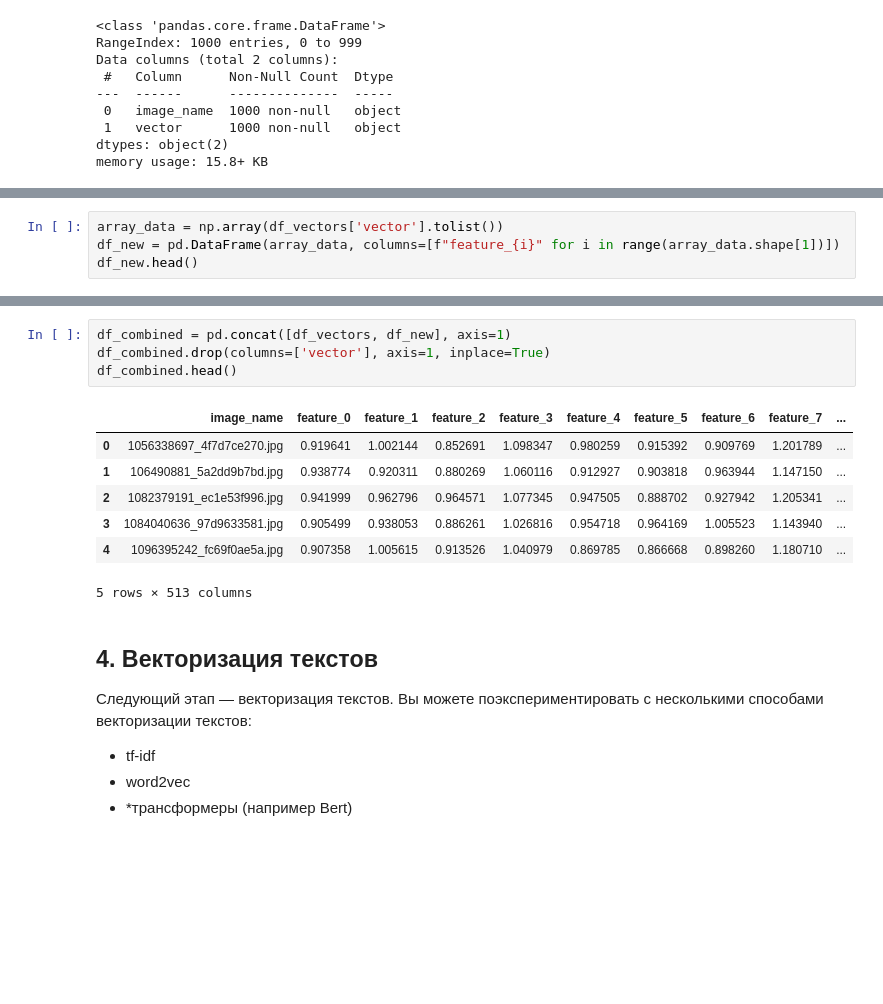
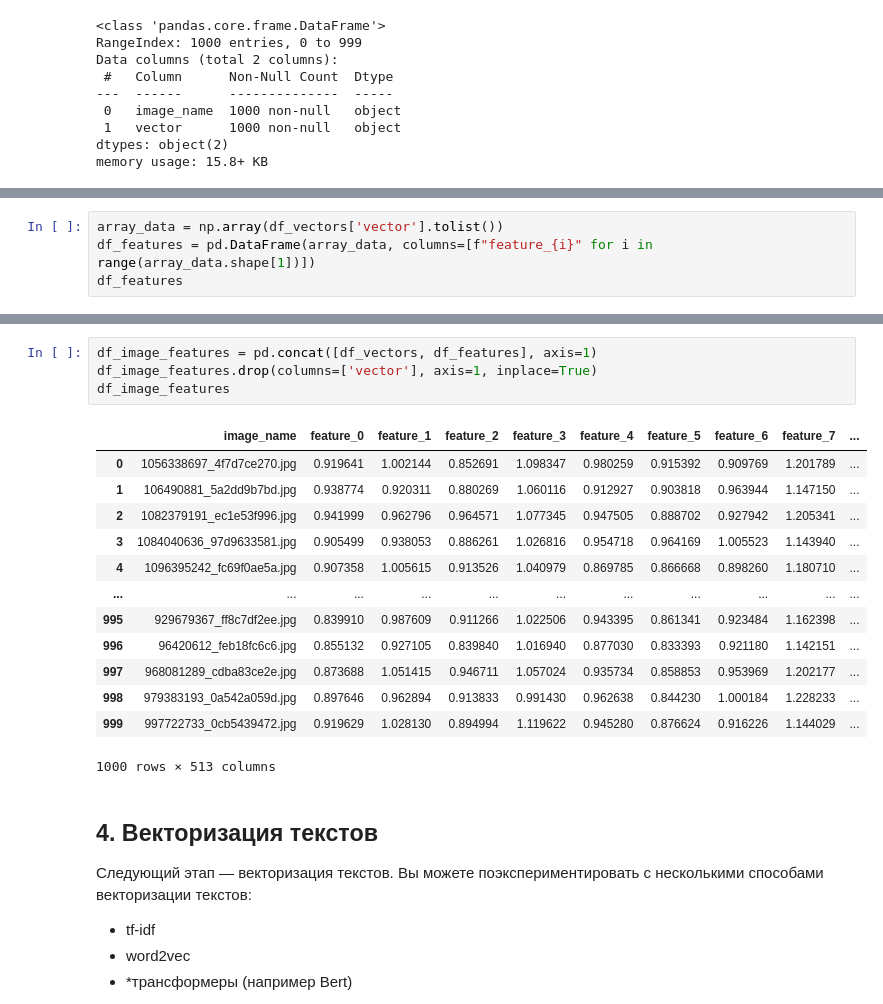
Before and after one commit to Andrefan1406/sb5, a Jupyter notebook: Андрей_Кузнецов_v1.ipynb, the cells around one changed output, grey strips where cells are left out. Drawn from its saved outputs; the diff is of its cells as text; blank space fills up the shorter version.

```diff
--- a/Андрей_Кузнецов_v1.ipynb
+++ b/Андрей_Кузнецов_v1.ipynb
@@ -654,7 +711,7 @@ df_vectors.head()
 # %%
 array_data = np.array(df_vectors['vector'].tolist())
-df_new = pd.DataFrame(array_data, columns=[f"feature_{i}" for i in range(array_data.shape[1])])
-df_new.head()
+df_features = pd.DataFrame(array_data, columns=[f"feature_{i}" for i in range(array_data.shape[1])])
+df_features
 # %% [output]
 |  | feature_0 | feature_1 | feature_2 | feature_3 | feature_4 | feature_5 | feature_6 | feature_7 | feature_8 | ... |
 | 0 | 0.919641 | 1.002144 | 0.852691 | 1.098347 | 0.980259 | 0.915392 | 0.909769 | 1.201789 | 0.890275 | ... |
@@ -666,15 +729,21 @@ df_new.head()
 # %%
-df_combined = pd.concat([df_vectors, df_new], axis=1)
-df_combined.drop(columns=['vector'], axis=1, inplace=True)
-df_combined.head()
+df_image_features = pd.concat([df_vectors, df_features], axis=1)
+df_image_features.drop(columns=['vector'], axis=1, inplace=True)
+df_image_features
 # %% [output]
 |  | image_name | feature_0 | feature_1 | feature_2 | feature_3 | feature_4 | feature_5 | feature_6 | feature_7 | ... |
 | 0 | 1056338697_4f7d7ce270.jpg | 0.919641 | 1.002144 | 0.852691 | 1.098347 | 0.980259 | 0.915392 | 0.909769 | 1.201789 | ... |
 | 1 | 106490881_5a2dd9b7bd.jpg | 0.938774 | 0.920311 | 0.880269 | 1.060116 | 0.912927 | 0.903818 | 0.963944 | 1.147150 | ... |
 | 2 | 1082379191_ec1e53f996.jpg | 0.941999 | 0.962796 | 0.964571 | 1.077345 | 0.947505 | 0.888702 | 0.927942 | 1.205341 | ... |
 | 3 | 1084040636_97d9633581.jpg | 0.905499 | 0.938053 | 0.886261 | 1.026816 | 0.954718 | 0.964169 | 1.005523 | 1.143940 | ... |
 | 4 | 1096395242_fc69f0ae5a.jpg | 0.907358 | 1.005615 | 0.913526 | 1.040979 | 0.869785 | 0.866668 | 0.898260 | 1.180710 | ... |
+| ... | ... | ... | ... | ... | ... | ... | ... | ... | ... | ... |
+| 995 | 929679367_ff8c7df2ee.jpg | 0.839910 | 0.987609 | 0.911266 | 1.022506 | 0.943395 | 0.861341 | 0.923484 | 1.162398 | ... |
+| 996 | 96420612_feb18fc6c6.jpg | 0.855132 | 0.927105 | 0.839840 | 1.016940 | 0.877030 | 0.833393 | 0.921180 | 1.142151 | ... |
+| 997 | 968081289_cdba83ce2e.jpg | 0.873688 | 1.051415 | 0.946711 | 1.057024 | 0.935734 | 0.858853 | 0.953969 | 1.202177 | ... |
+| 998 | 979383193_0a542a059d.jpg | 0.897646 | 0.962894 | 0.913833 | 0.991430 | 0.962638 | 0.844230 | 1.000184 | 1.228233 | ... |
+| 999 | 997722733_0cb5439472.jpg | 0.919629 | 1.028130 | 0.894994 | 1.119622 | 0.945280 | 0.876624 | 0.916226 | 1.144029 | ... |
-5 rows × 513 columns
+1000 rows × 513 columns
 # %% [markdown]
 ## 4. Векторизация текстов
 
```
Also changed, not shown: parts of 17 cells of this notebook.
